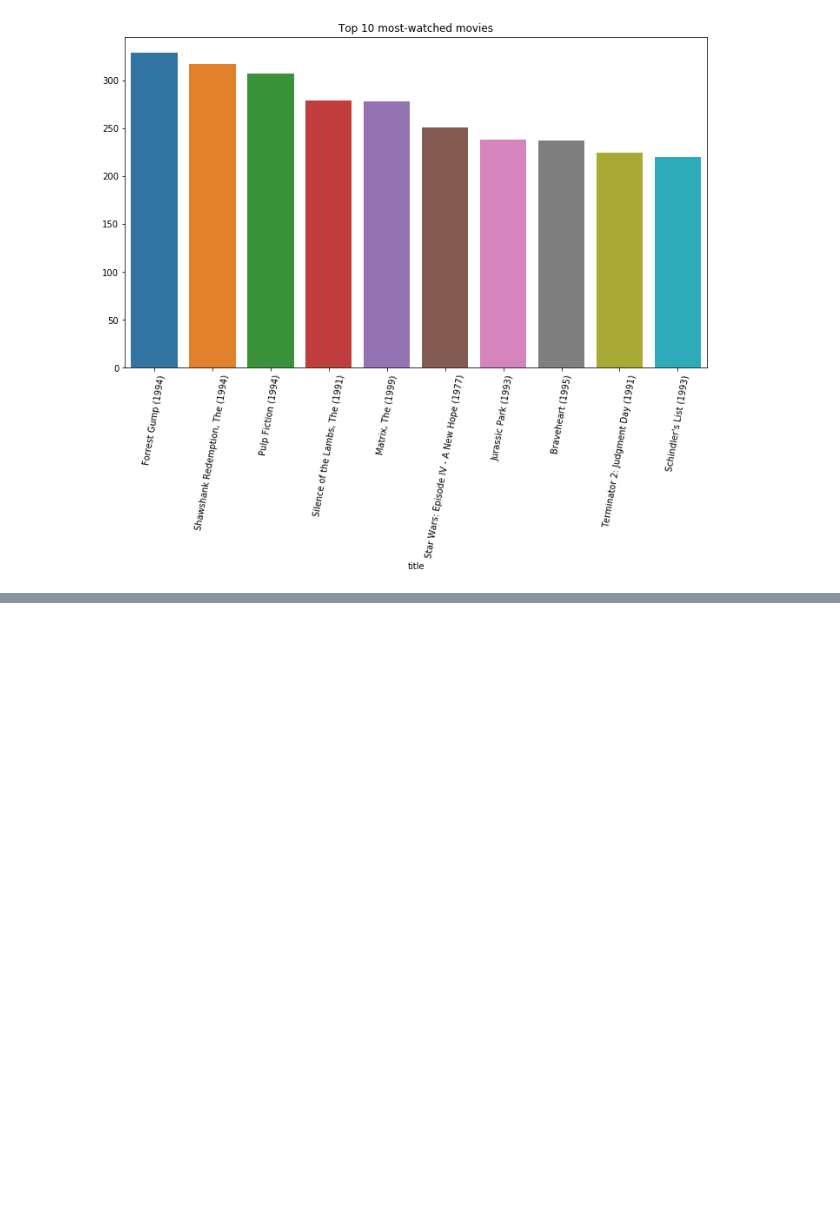
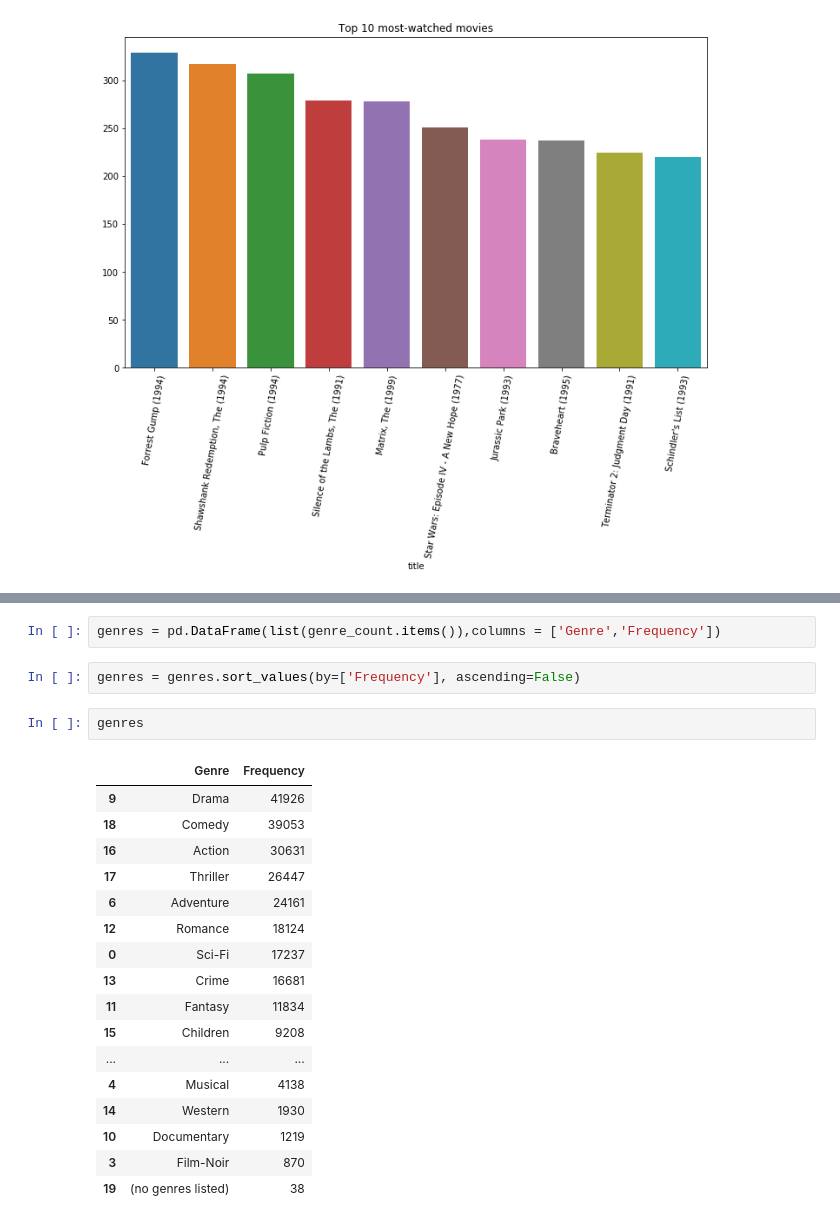
Before and after one commit to adinas94/MovieLens-Recommendation-System, a Jupyter notebook: Data/Data Cleaning.ipynb, the cells around one changed output, grey strips where cells are left out. Drawn from its saved outputs; the diff is of its cells as text; blank space fills up the shorter version.

```diff
--- a/Data/Data Cleaning.ipynb
+++ b/Data/Data Cleaning.ipynb
@@ -212,0 +278,24 @@ plt.xticks(rotation=80);
+# %%
+genres = pd.DataFrame(list(genre_count.items()),columns = ['Genre','Frequency'])
+# %%
+genres = genres.sort_values(by=['Frequency'], ascending=False)
+# %%
+genres
+# %% [output]
+|  | Genre | Frequency |
+| 9 | Drama | 41926 |
+| 18 | Comedy | 39053 |
+| 16 | Action | 30631 |
+| 17 | Thriller | 26447 |
+| 6 | Adventure | 24161 |
+| 12 | Romance | 18124 |
+| 0 | Sci-Fi | 17237 |
+| 13 | Crime | 16681 |
+| 11 | Fantasy | 11834 |
+| 15 | Children | 9208 |
+| ... | ... | ... |
+| 4 | Musical | 4138 |
+| 14 | Western | 1930 |
+| 10 | Documentary | 1219 |
+| 3 | Film-Noir | 870 |
+| 19 | (no genres listed) | 38 |
```
Also changed, not shown: parts of 11 cells of this notebook.
